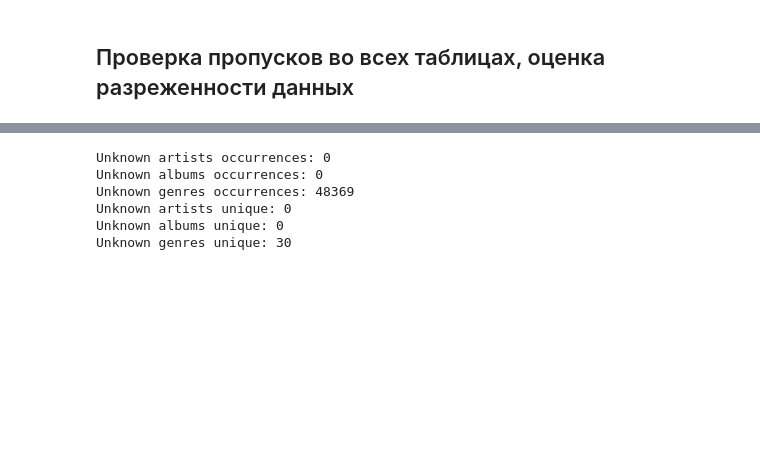
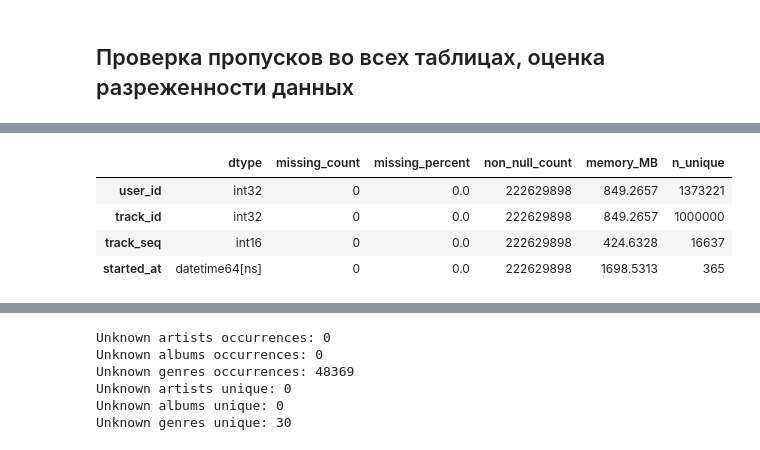
Before and after one commit to Manaam9/mle-project-sprint-4-v001, a Jupyter notebook: recommendations.ipynb, the cells around one changed output, grey strips where cells are left out. Saved outputs shown, nothing was run; the diff lists cells and outputs as text; code cells hidden in the pictures; blank space fills up the shorter version.

```diff
--- a/recommendations.ipynb
+++ b/recommendations.ipynb
@@ -230,0 +393,9 @@ memory usage:
+# %%
+# анализ датасета interactions
+analyze_dataframe(interactions)
+# %% [output]
+|  | dtype | missing_count | missing_percent | non_null_count | memory_MB | n_unique |
+| user_id | int32 | 0 | 0.0 | 222629898 | 849.2657 | 1373221 |
+| track_id | int32 | 0 | 0.0 | 222629898 | 849.2657 | 1000000 |
+| track_seq | int16 | 0 | 0.0 | 222629898 | 424.6328 | 16637 |
+| started_at | datetime64[ns] | 0 | 0.0 | 222629898 | 1698.5313 | 365 |
```
Also changed, not shown: parts of 8 cells of this notebook.
